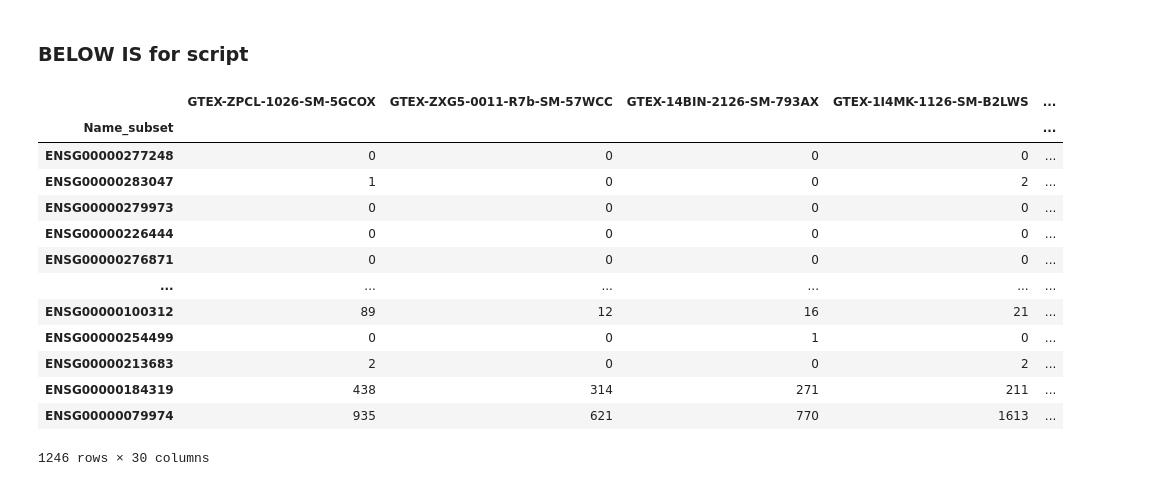
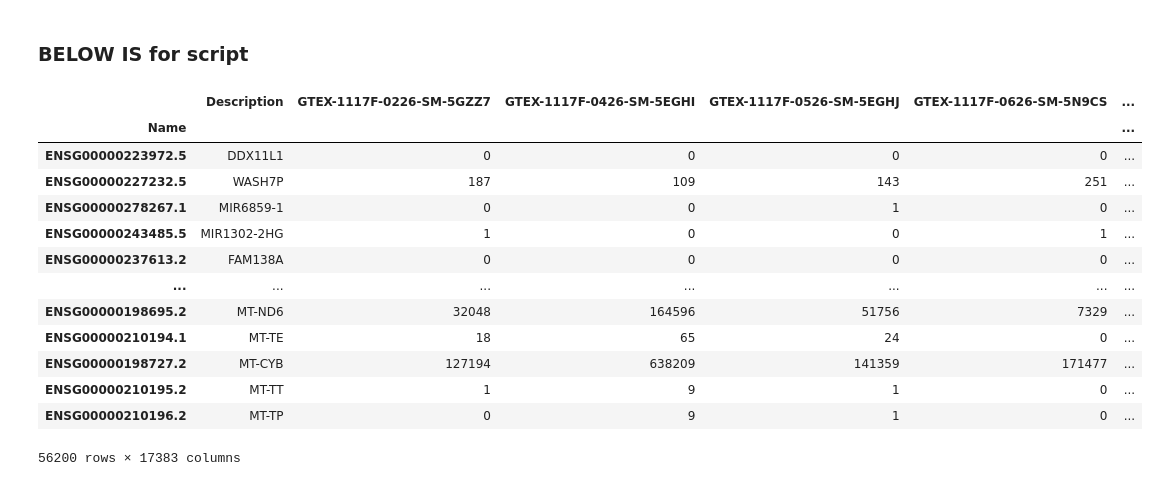
Before and after one commit to gage-lab/bulk_te_bench, a Jupyter notebook: analysis/GTEx_analysis.ipynb, the cells around one changed output. Cells and saved outputs as stored; diff of their text form; code cells hidden in the pictures.

```diff
--- a/analysis/GTEx_analysis.ipynb
+++ b/analysis/GTEx_analysis.ipynb
@@ -182,6 +194,23 @@ gene_to_tx = gene_to_tx_df.groupby(1).apply(lambda x: x[0].tolist()).to_dict()
 # %%
 file_path = "../resources/GTEX/GTEx_Analysis_2017-06-05_v8_RNASeQCv1.1.9_gene_reads.gct"
 df = pd.read_csv(file_path, sep="\t", skiprows=2)
+# %%
+df
+# %% [output]
+|  | Description | GTEX-1117F-0226-SM-5GZZ7 | GTEX-1117F-0426-SM-5EGHI | GTEX-1117F-0526-SM-5EGHJ | GTEX-1117F-0626-SM-5N9CS | ... |
+| Name |  |  |  |  |  | ... |
+| ENSG00000223972.5 | DDX11L1 | 0 | 0 | 0 | 0 | ... |
+| ENSG00000227232.5 | WASH7P | 187 | 109 | 143 | 251 | ... |
+| ENSG00000278267.1 | MIR6859-1 | 0 | 0 | 1 | 0 | ... |
+| ENSG00000243485.5 | MIR1302-2HG | 1 | 0 | 0 | 1 | ... |
+| ENSG00000237613.2 | FAM138A | 0 | 0 | 0 | 0 | ... |
+| ... | ... | ... | ... | ... | ... | ... |
+| ENSG00000198695.2 | MT-ND6 | 32048 | 164596 | 51756 | 7329 | ... |
+| ENSG00000210194.1 | MT-TE | 18 | 65 | 24 | 0 | ... |
+| ENSG00000198727.2 | MT-CYB | 127194 | 638209 | 141359 | 171477 | ... |
+| ENSG00000210195.2 | MT-TT | 1 | 9 | 1 | 0 | ... |
+| ENSG00000210196.2 | MT-TP | 0 | 9 | 1 | 0 | ... |
+56200 rows × 17383 columns
 # %%
 # Check out samples
 metadata = pd.read_csv(
@@ -207,17 +236,0 @@ chr22_df = df.loc[
-# %%
-chr22_df  # THIS TABLE IS CURRENT SUBSET
-# %% [output]
-|  | GTEX-ZPCL-1026-SM-5GCOX | GTEX-ZXG5-0011-R7b-SM-57WCC | GTEX-14BIN-2126-SM-793AX | GTEX-1I4MK-1126-SM-B2LWS | ... |
-| Name_subset |  |  |  |  | ... |
-| ENSG00000277248 | 0 | 0 | 0 | 0 | ... |
-| ENSG00000283047 | 1 | 0 | 0 | 2 | ... |
-| ENSG00000279973 | 0 | 0 | 0 | 0 | ... |
-| ENSG00000226444 | 0 | 0 | 0 | 0 | ... |
-| ENSG00000276871 | 0 | 0 | 0 | 0 | ... |
-| ... | ... | ... | ... | ... | ... |
-| ENSG00000100312 | 89 | 12 | 16 | 21 | ... |
-| ENSG00000254499 | 0 | 0 | 1 | 0 | ... |
-| ENSG00000213683 | 2 | 0 | 0 | 2 | ... |
-| ENSG00000184319 | 438 | 314 | 271 | 211 | ... |
-| ENSG00000079974 | 935 | 621 | 770 | 1613 | ... |
-1246 rows × 30 columns
```
Also changed, not shown: parts of 12 cells of this notebook, 2 other files.
